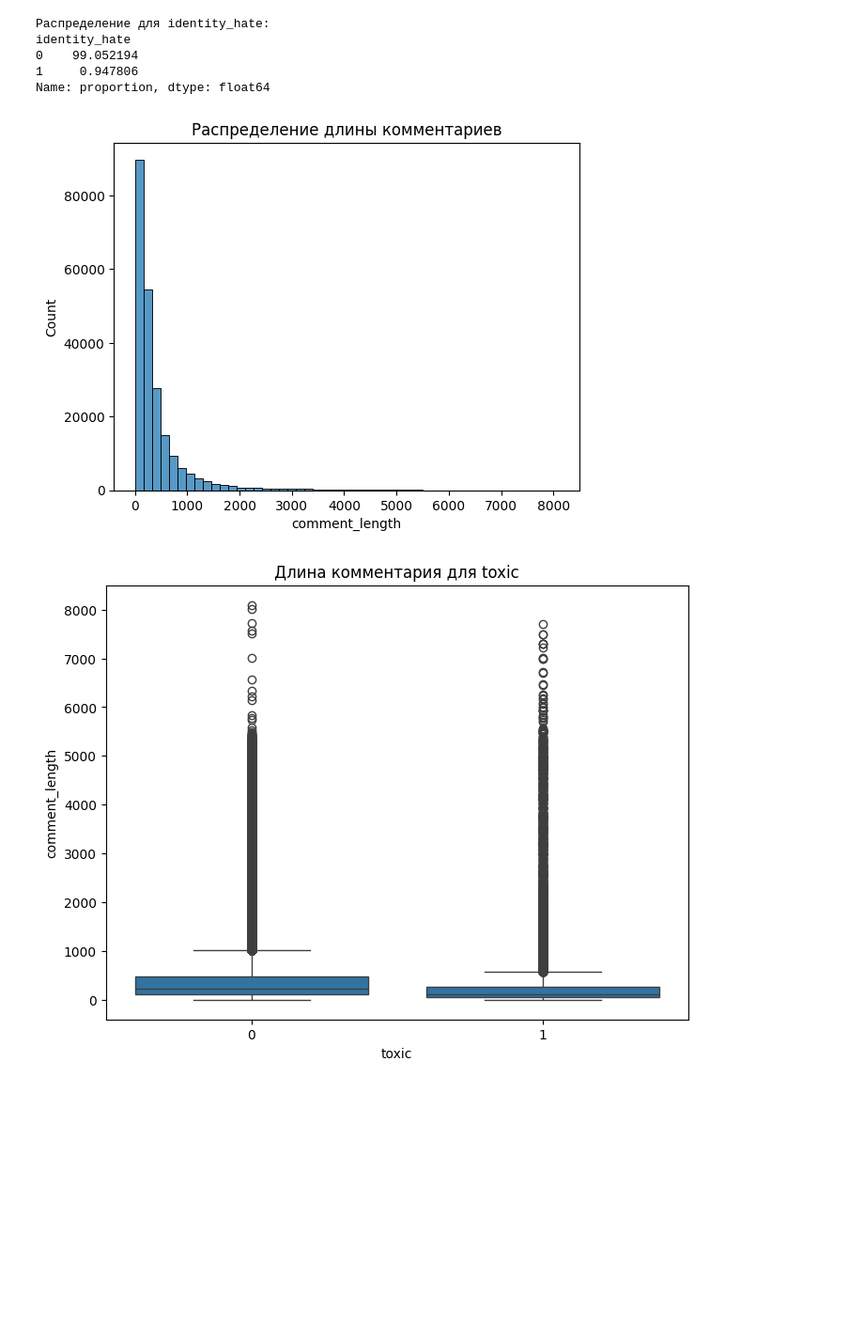
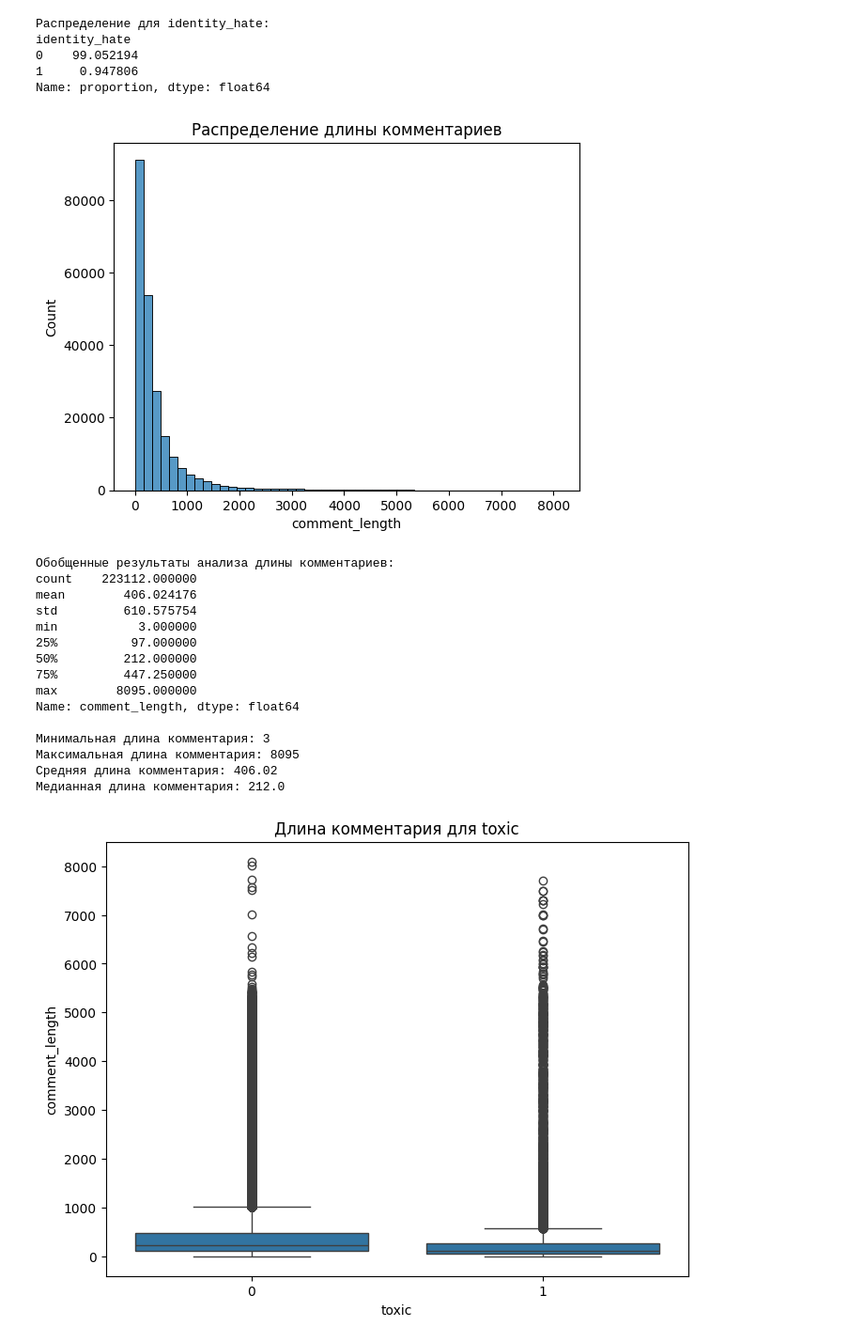
Before and after one commit to Stepan5024/itmo-ai-stream, a Jupyter notebook: explore_data.ipynb, the cells around one changed output. Shown at 94% size. Saved outputs shown, nothing was run; the diff lists cells and outputs as text; code cells hidden in the pictures; blank space fills up the shorter version.

```diff
--- a/explore_data.ipynb
+++ b/explore_data.ipynb
@@ -140,15 +140,42 @@ identity_hate
 0    99.052194
 1     0.947806
 Name: proportion, dtype: float64
-# %%
-# Изучите длину комментариев
-
-df['comment_length'] = df['comment_text'].apply(len)
-sns.histplot(df['comment_length'], bins=50)
-plt.title('Распределение длины комментариев')
-plt.show()
-# %% [output]
-[figure, removed]
+# %%
+# Изучите длину комментариев
+df['comment_length'] = df['comment_text'].apply(len)  # Добавляем столбец с длиной комментария
+
+# Построение гистограммы
+sns.histplot(df['comment_length'], bins=50)  # Строим гистограмму
+plt.title('Распределение длины комментариев')  # Добавляем заголовок
+plt.show()  # Отображаем график
+
+# Печать обобщенных результатов в консоль
+print("Обобщенные результаты анализа длины комментариев:")
+print(df['comment_length'].describe())  # Основные статистические метрики
+print(f"\nМинимальная длина комментария: {df['comment_length'].min()}")  # Минимальная длина
+print(f"Максимальная длина комментария: {df['comment_length'].max()}")  # Максимальная длина
+print(f"Средняя длина комментария: {df['comment_length'].mean():.2f}")  # Средняя длина
+print(f"Медианная длина комментария: {df['comment_length'].median()}")  # Медиана
+
+# Удаляем столбец comment_length после построения графика и анализа
+df.drop(columns=['comment_length'], inplace=True)
+# %% [output]
+[figure, added]
+Обобщенные результаты анализа длины комментариев:
+count    223112.000000
+mean        406.024176
+std         610.575754
+min           3.000000
+25%          97.000000
+50%         212.000000
+75%         447.250000
+max        8095.000000
+Name: comment_length, dtype: float64
+
+Минимальная длина комментария: 3
+Максимальная длина комментария: 8095
+Средняя длина комментария: 406.02
+Медианная длина комментария: 212.0
 # %%
 # Добавляем столбец с длиной комментария
 df['comment_length'] = df['comment_text'].apply(len)
```
Also changed, not shown: parts of 12 cells of this notebook, 11 other files.
